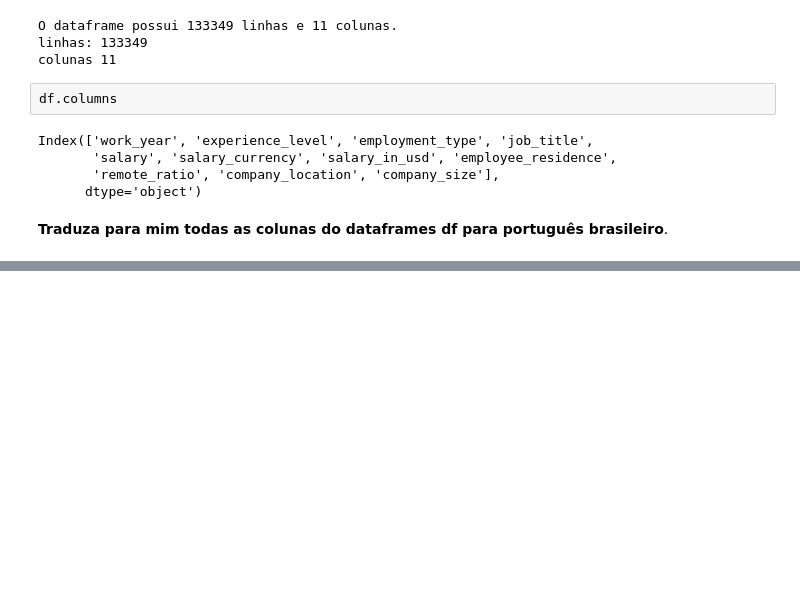
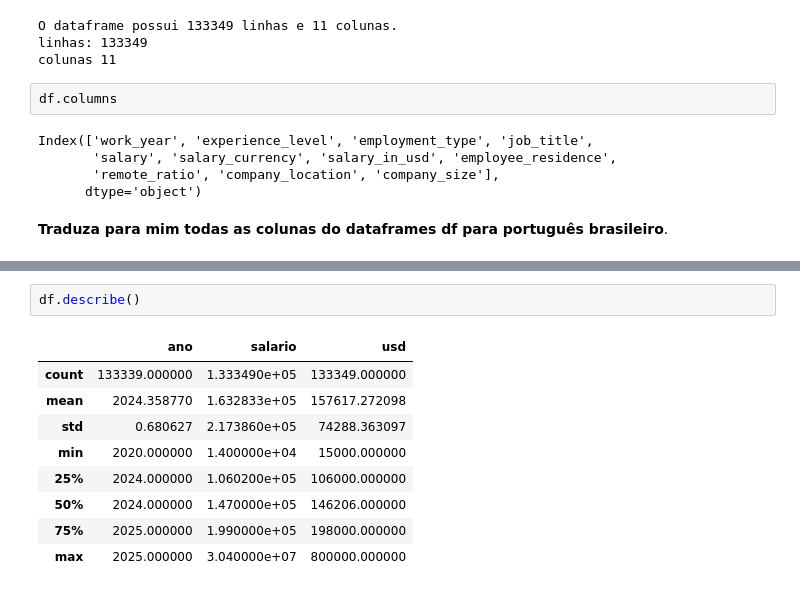
Before and after one commit to sandro-silva/Data, a Jupyter notebook: Aula_1_Imersão_dados_com_Python.ipynb, the cells around one changed output, grey strips where cells are left out. Saved outputs shown, nothing was run; the diff lists cells and outputs as text; blank space fills up the shorter version.

```diff
--- a/Aula_1_Imersão_dados_com_Python.ipynb
+++ b/Aula_1_Imersão_dados_com_Python.ipynb
@@ -82,0 +232,12 @@ Index(['ano_trabalho', 'nivel_experiencia', 'tipo_emprego', 'cargo', 'salario',
+# %%
+df.describe()
+# %% [output]
+|  | ano | salario | usd |
+| count | 133339.000000 | 1.333490e+05 | 133349.000000 |
+| mean | 2024.358770 | 1.632833e+05 | 157617.272098 |
+| std | 0.680627 | 2.173860e+05 | 74288.363097 |
+| min | 2020.000000 | 1.400000e+04 | 15000.000000 |
+| 25% | 2024.000000 | 1.060200e+05 | 106000.000000 |
+| 50% | 2024.000000 | 1.470000e+05 | 146206.000000 |
+| 75% | 2025.000000 | 1.990000e+05 | 198000.000000 |
+| max | 2025.000000 | 3.040000e+07 | 800000.000000 |
```
Also changed, not shown: parts of 15 cells of this notebook.
